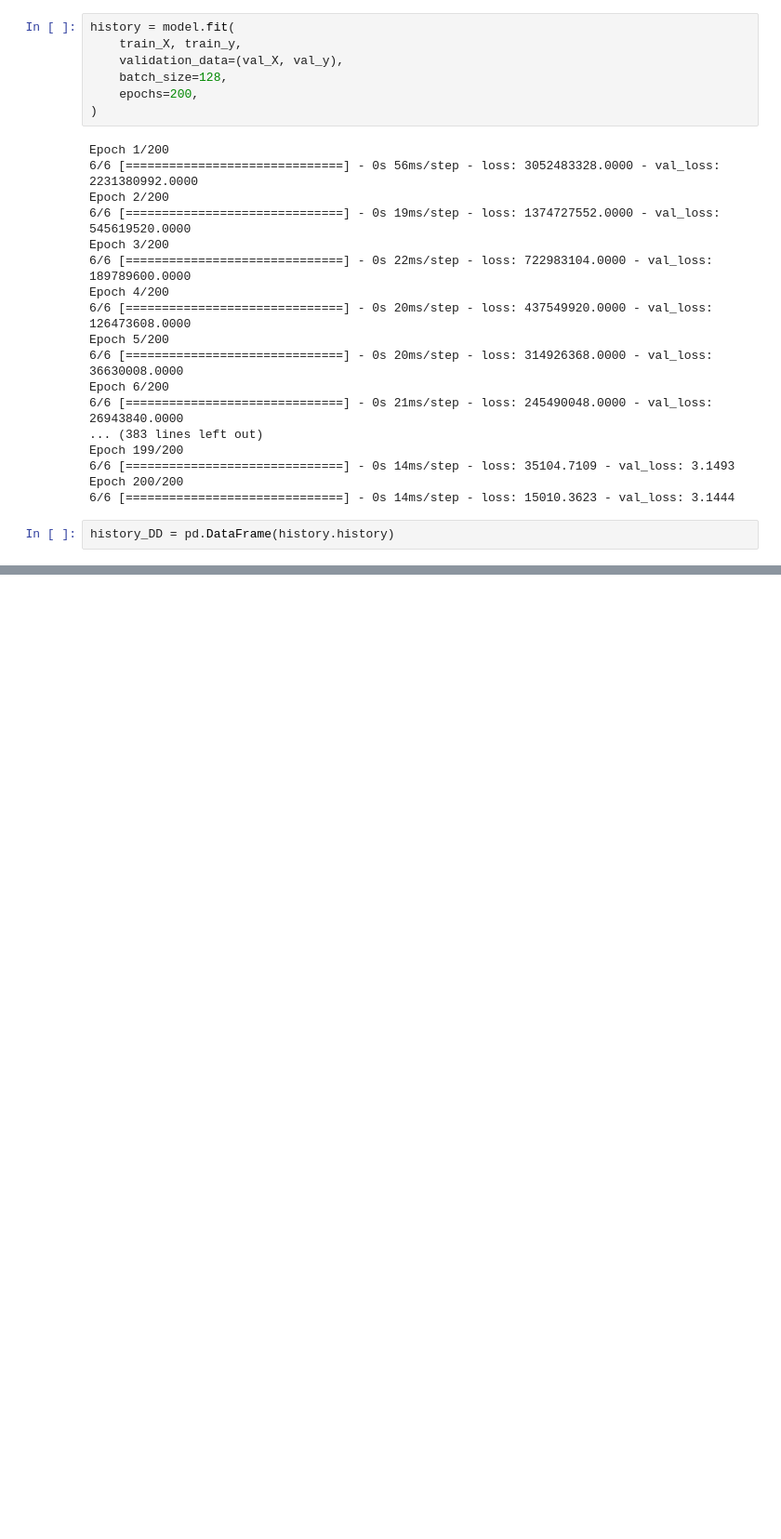
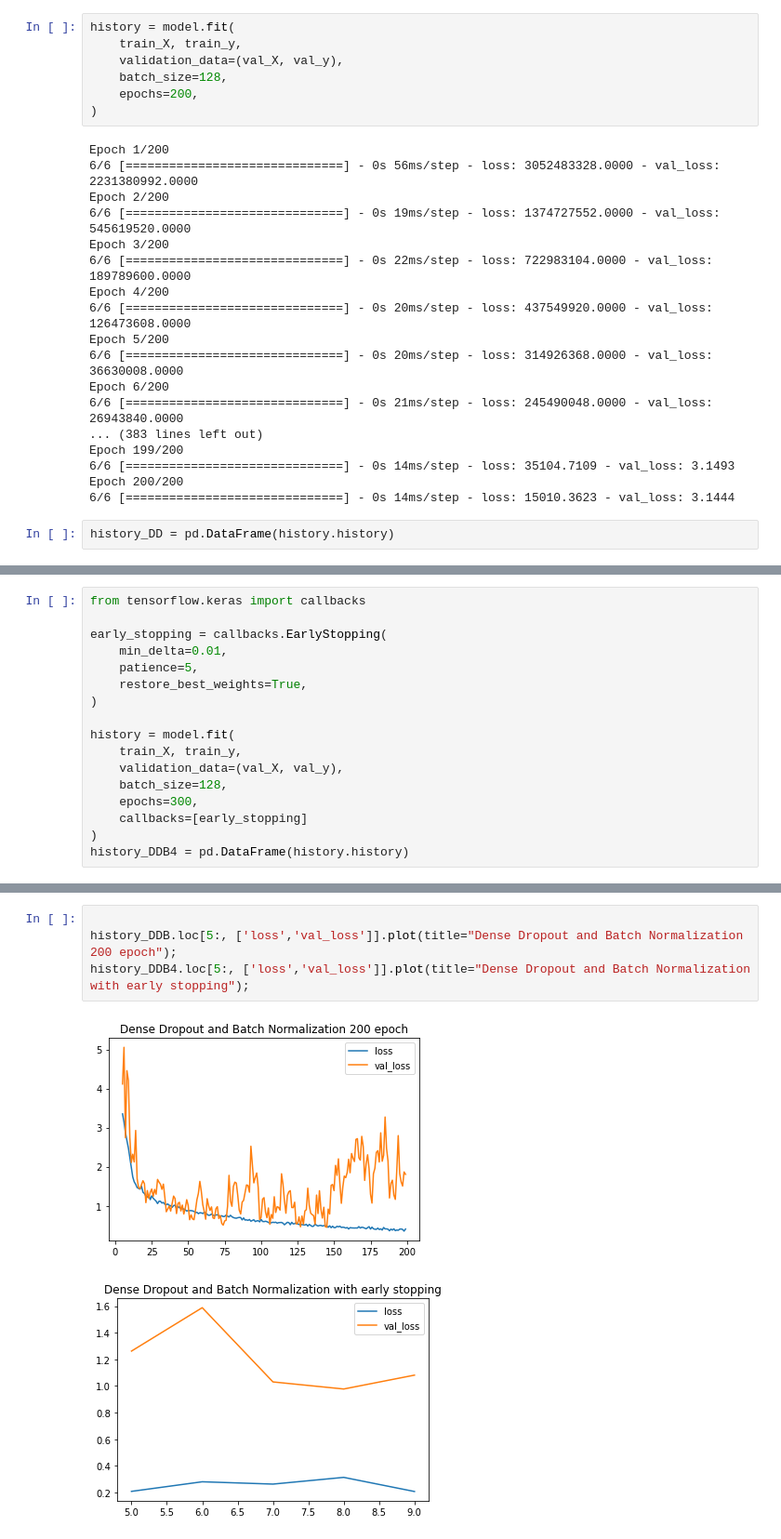
Before and after one commit to KarimAlaaElDine/Dates_Classification_NN, a Jupyter notebook: Dates_NN.ipynb, the cells around one changed output, grey strips where cells are left out. Shown at 93% size. Drawn from its saved outputs; the diff is of its cells as text; blank space fills up the shorter version.

Commit message:
Added early stopping

```diff
--- a/Dates_NN.ipynb
+++ b/Dates_NN.ipynb
@@ -191,0 +192,17 @@ history_DDB.loc[5:, ['loss','val_loss']].plot(title="Dense Dropout and Batch Nor
+# %%
+from tensorflow.keras import callbacks
+
+early_stopping = callbacks.EarlyStopping(
+    min_delta=0.01,
+    patience=5,
+    restore_best_weights=True,
+)
+
+history = model.fit(
+    train_X, train_y,
+    validation_data=(val_X, val_y),
+    batch_size=128,
+    epochs=300,
+    callbacks=[early_stopping]
+)
+history_DDB4 = pd.DataFrame(history.history)
@@ -191,0 +230,7 @@ history_DDB.loc[5:, ['loss','val_loss']].plot(title="Dense Dropout and Batch Nor
+# %%
+
+history_DDB.loc[5:, ['loss','val_loss']].plot(title="Dense Dropout and Batch Normalization 200 epoch");
+history_DDB4.loc[5:, ['loss','val_loss']].plot(title="Dense Dropout and Batch Normalization with early stopping");
+# %% [output]
+[figure, added]
+[figure, added]
```
Also changed, not shown: parts of 9 cells of this notebook.
